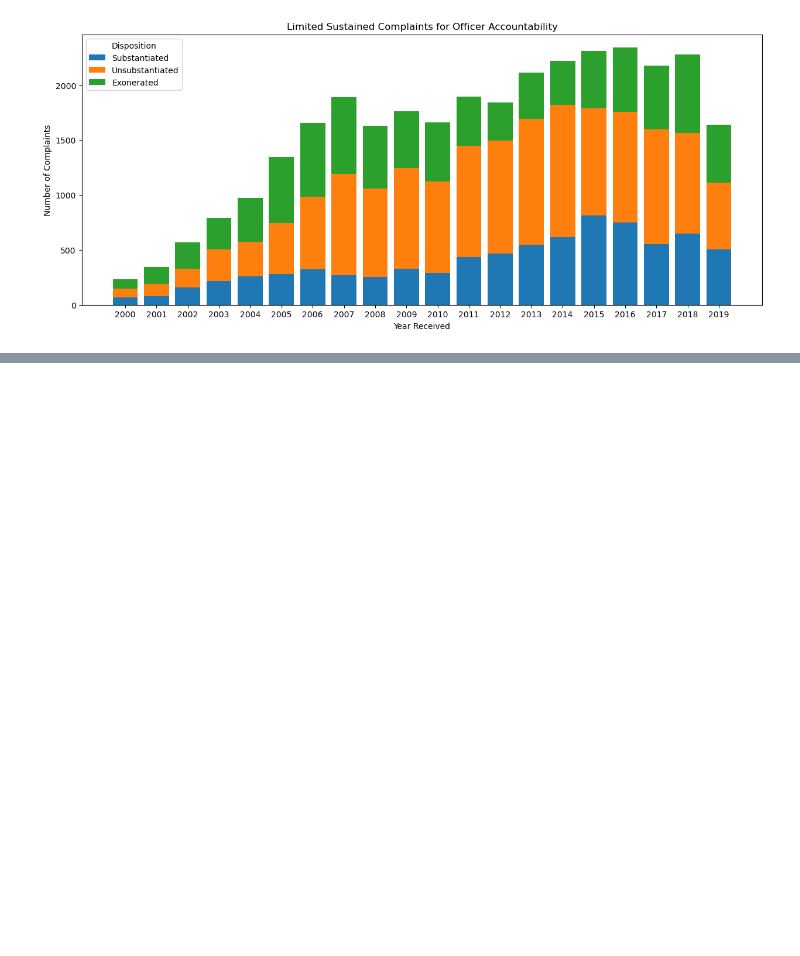
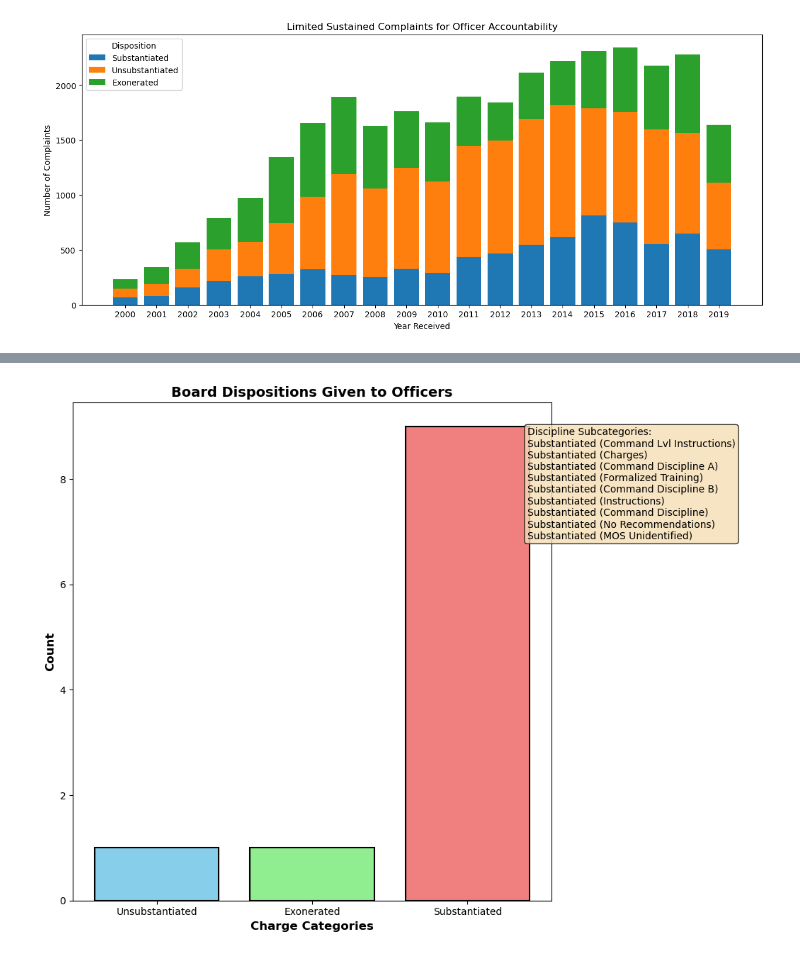
Before and after one commit to vmlau/DSC106_Project2, a Jupyter notebook: project_2.ipynb, the cells around one changed output, grey strips where cells are left out. Cells and saved outputs as stored; diff of their text form; code cells hidden in the pictures; blank space fills up the shorter version.

```diff
--- a/project_2.ipynb
+++ b/project_2.ipynb
@@ -63,7 +63,7 @@ dtypes: float64(2), int64(4), object(21)
 memory usage: 6.9+ MB
 # %%
-for column in ['month_received', 'year_received', 'month_closed', 'year_closed']:
-    data[column] = data[column].astype(str)
+#for column in ['month_received', 'year_received', 'month_closed', 'year_closed']:
+#    data[column] = data[column].astype(str)
 # %%
 data['year_received'].unique()
 # %% [output]
@@ -244,0 +260,34 @@ plt.show()
+# %%
+type_counts = {'Unsubstantiated':0, 'Exonerated':0, 'Substantiated':0}
+for x in data['board_disposition'].unique().tolist():
+    for cat in type_counts:
+        if cat in x:
+            type_counts[cat] += 1
+
+substantiated_subcats = [x for x in data['board_disposition'].unique().tolist() if 'Substantiated' in x]
+
+fig, ax = plt.subplots(figsize=(10, 8))
+
+categories = list(type_counts.keys())
+heights = list(type_counts.values())
+colors = ['skyblue', 'lightgreen', 'lightcoral']
+
+bars = ax.bar(categories, heights, color=colors, edgecolor='black', linewidth=1.5)
+
+ax.set_ylabel('Count', fontsize=12, fontweight='bold')
+ax.set_xlabel('Charge Categories', fontsize=12, fontweight='bold')
+ax.set_title('Board Dispositions Given to Officers', fontsize=14, fontweight='bold')
+
+for bar in bars:
+    height = bar.get_height()
+
+
+# Add text annotation for substantiated types
+ax.text(0.95, 0.95, f'Discipline Subcategories:\n' + '\n'.join(substantiated_subcats),
+        transform=ax.transAxes, fontsize=10, verticalalignment='top',
+        bbox=dict(boxstyle='round', facecolor='wheat', alpha=0.8))
+
+plt.tight_layout()
+plt.show()
+# %% [output]
+[figure, added]
```
Also changed, not shown: parts of 8 cells of this notebook.
